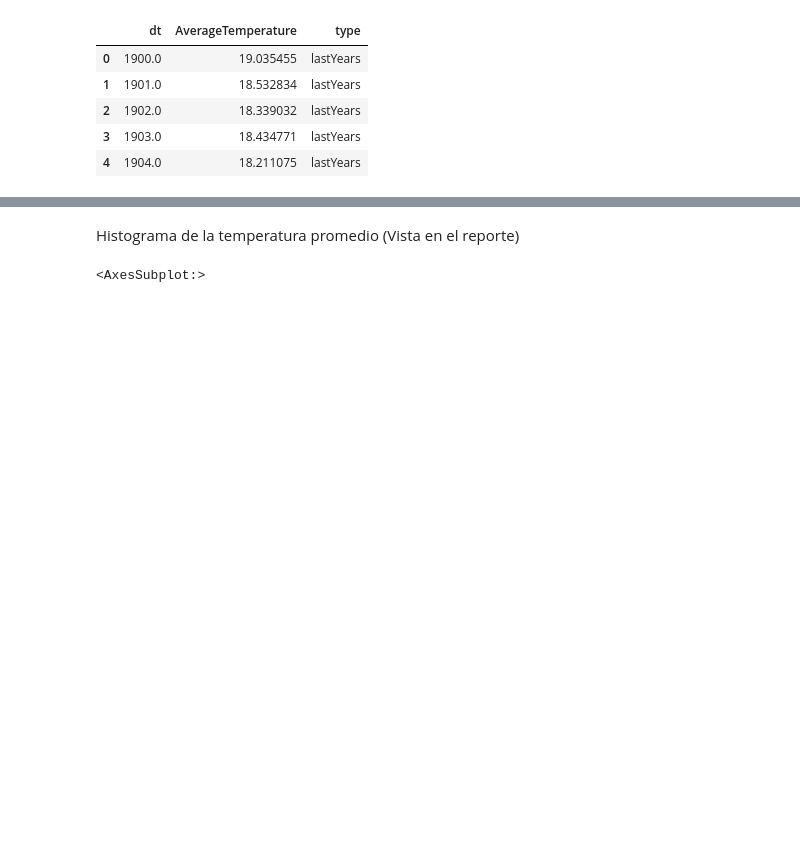
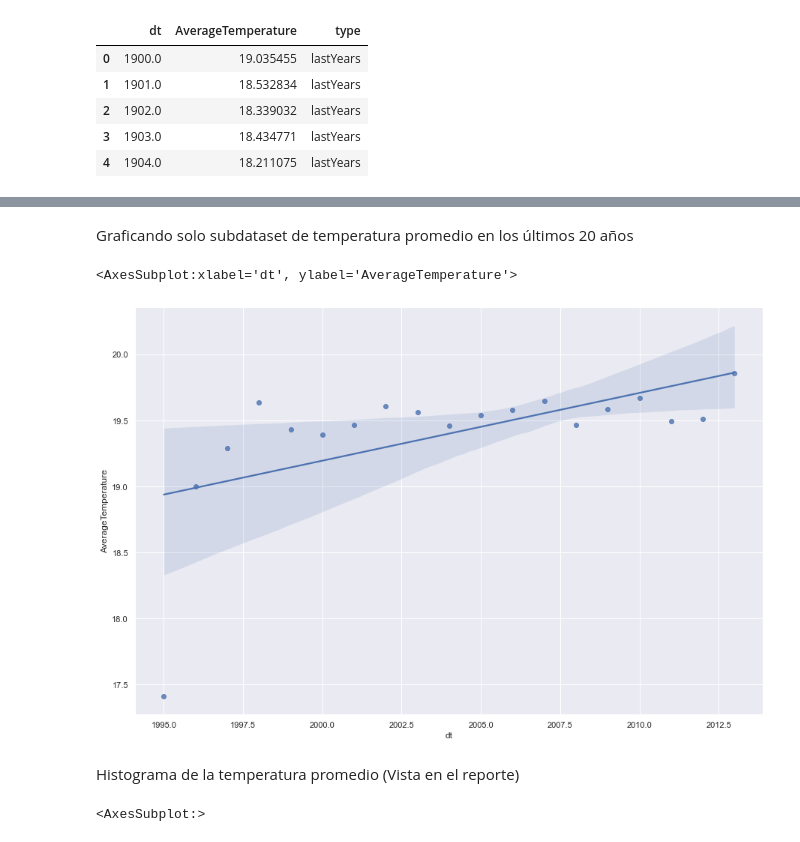
Before and after one commit to jurhs2000/data-science-lab2, a Jupyter notebook: lab2.ipynb, the cells around one changed output, grey strips where cells are left out. Saved outputs shown, nothing was run; the diff lists cells and outputs as text; code cells hidden in the pictures; blank space fills up the shorter version.

```diff
--- a/lab2.ipynb
+++ b/lab2.ipynb
@@ -124,3 +134,10 @@ sns.lineplot(x=lastYearsDF["dt"], y=lastYearsDF["AverageTemperature"], hue=lastY
+# %% [markdown]
+Graficando solo subdataset de temperatura promedio en los últimos 20 años
+# %%
+sns.regplot(x=last20YearsDF["dt"], y=last20YearsDF["AverageTemperature"], label='last20Years')
+# %% [output]
+<AxesSubplot:xlabel='dt', ylabel='AverageTemperature'>
+[figure, added]
 # %% [markdown]
 Histograma de la temperatura promedio (Vista en el reporte)
 # %%
```
Also changed, not shown: parts of 12 cells of this notebook.
